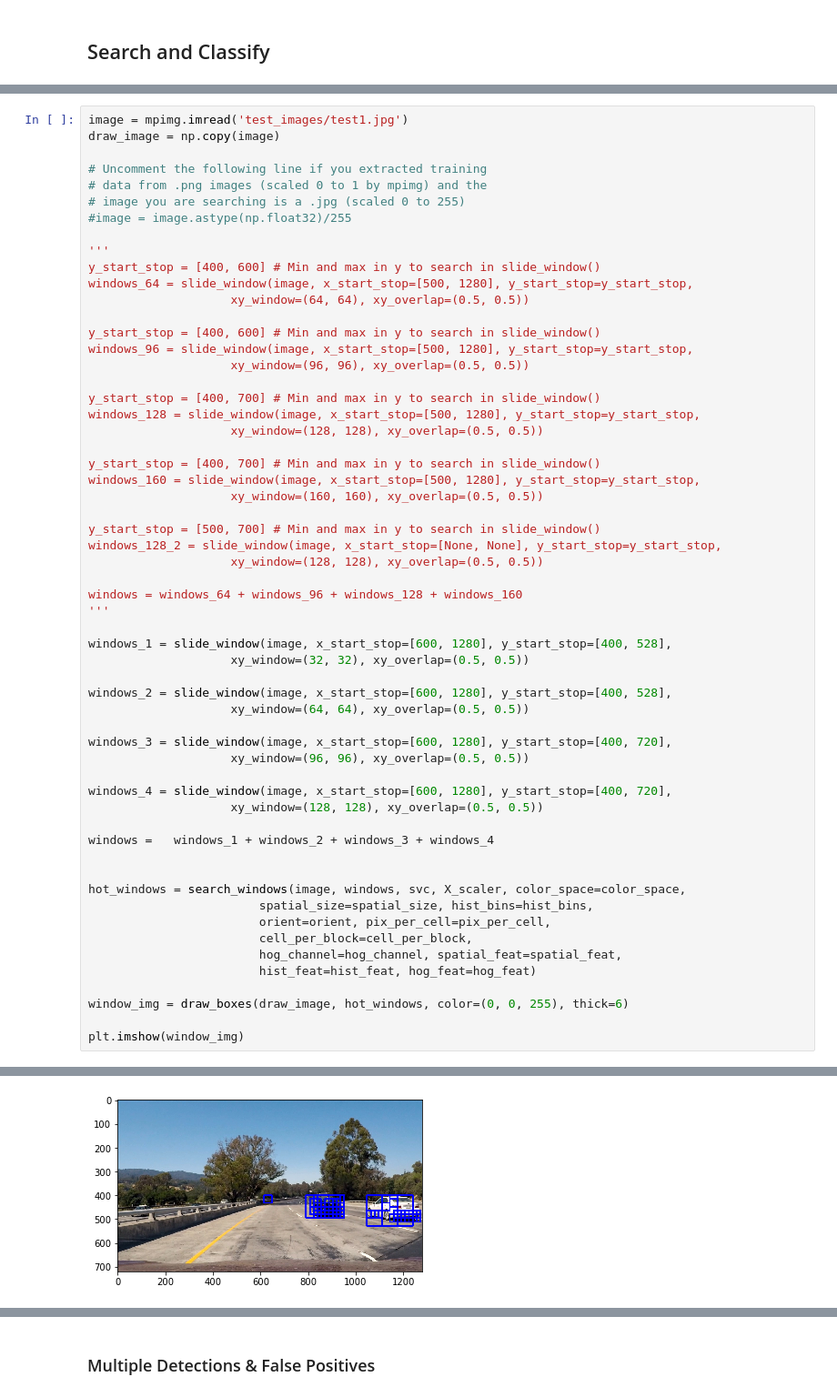
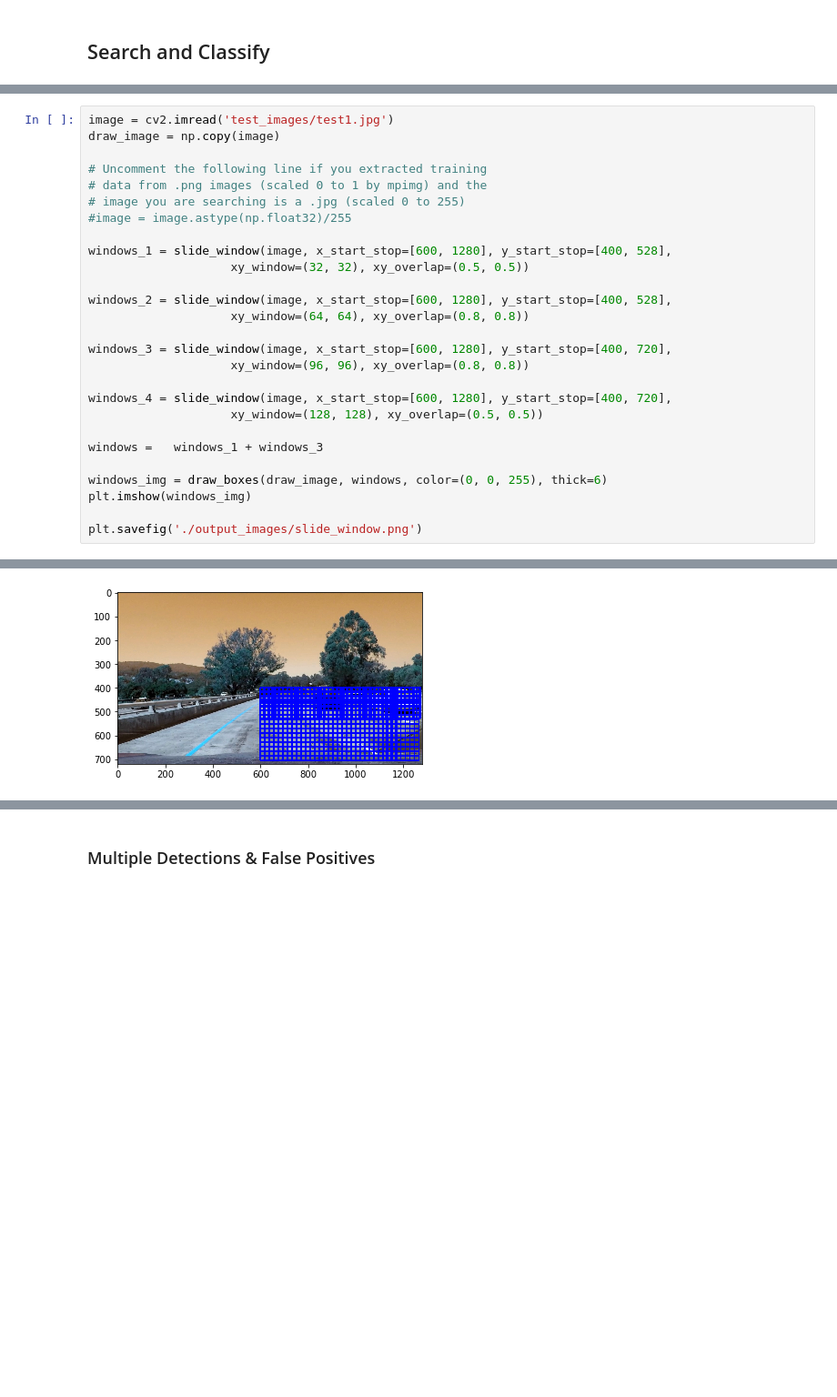
Before and after one commit to JackyGu1042/CarND-Vehicle-Detection, a Jupyter notebook: CarND_Vehicle_Dectection.ipynb, the cells around one changed output, grey strips where cells are left out. Shown at 91% size. Saved outputs shown, nothing was run; the diff lists cells and outputs as text; blank space fills up the shorter version.

```diff
--- a/CarND_Vehicle_Dectection.ipynb
+++ b/CarND_Vehicle_Dectection.ipynb
@@ -375,5 +459,5 @@ Test Accuracy of SVC =  0.975
 # %%
-image = mpimg.imread('test_images/test1.jpg')
+image = cv2.imread('test_images/test1.jpg')
 draw_image = np.copy(image)
 
 # Uncomment the following line if you extracted training
@@ -381,53 +465,22 @@ draw_image = np.copy(image)
 # image you are searching is a .jpg (scaled 0 to 255)
 #image = image.astype(np.float32)/255
 
-'''
-y_start_stop = [400, 600] # Min and max in y to search in slide_window()
-windows_64 = slide_window(image, x_start_stop=[500, 1280], y_start_stop=y_start_stop,
-                    xy_window=(64, 64), xy_overlap=(0.5, 0.5))
-
-y_start_stop = [400, 600] # Min and max in y to search in slide_window()
-windows_96 = slide_window(image, x_start_stop=[500, 1280], y_start_stop=y_start_stop,
-                    xy_window=(96, 96), xy_overlap=(0.5, 0.5))
-
-y_start_stop = [400, 700] # Min and max in y to search in slide_window()
-windows_128 = slide_window(image, x_start_stop=[500, 1280], y_start_stop=y_start_stop,
-                    xy_window=(128, 128), xy_overlap=(0.5, 0.5))
-
-y_start_stop = [400, 700] # Min and max in y to search in slide_window()
-windows_160 = slide_window(image, x_start_stop=[500, 1280], y_start_stop=y_start_stop,
-                    xy_window=(160, 160), xy_overlap=(0.5, 0.5))
-
-y_start_stop = [500, 700] # Min and max in y to search in slide_window()
-windows_128_2 = slide_window(image, x_start_stop=[None, None], y_start_stop=y_start_stop,
-                    xy_window=(128, 128), xy_overlap=(0.5, 0.5))
-
-windows = windows_64 + windows_96 + windows_128 + windows_160
-'''
-
 windows_1 = slide_window(image, x_start_stop=[600, 1280], y_start_stop=[400, 528],
                     xy_window=(32, 32), xy_overlap=(0.5, 0.5))
 
 windows_2 = slide_window(image, x_start_stop=[600, 1280], y_start_stop=[400, 528],
-                    xy_window=(64, 64), xy_overlap=(0.5, 0.5))
+                    xy_window=(64, 64), xy_overlap=(0.8, 0.8))
 
 windows_3 = slide_window(image, x_start_stop=[600, 1280], y_start_stop=[400, 720],
-                    xy_window=(96, 96), xy_overlap=(0.5, 0.5))
+                    xy_window=(96, 96), xy_overlap=(0.8, 0.8))
 
 windows_4 = slide_window(image, x_start_stop=[600, 1280], y_start_stop=[400, 720],
                     xy_window=(128, 128), xy_overlap=(0.5, 0.5))
 
-windows =   windows_1 + windows_2 + windows_3 + windows_4
+windows =   windows_1 + windows_3
 
+windows_img = draw_boxes(draw_image, windows, color=(0, 0, 255), thick=6)
+plt.imshow(windows_img)
 
-hot_windows = search_windows(image, windows, svc, X_scaler, color_space=color_space,
-                        spatial_size=spatial_size, hist_bins=hist_bins,
-                        orient=orient, pix_per_cell=pix_per_cell,
-                        cell_per_block=cell_per_block,
-                        hog_channel=hog_channel, spatial_feat=spatial_feat,
-                        hist_feat=hist_feat, hog_feat=hog_feat)
-
-window_img = draw_boxes(draw_image, hot_windows, color=(0, 0, 255), thick=6)
-
-plt.imshow(window_img)
+plt.savefig('./output_images/slide_window.png')
 # %% [output]
@@ -435 +487 @@ plt.imshow(window_img)
-[figure, old version]
+[figure, new version]
```
Also changed, not shown: parts of 24 cells of this notebook, 12 other files.
